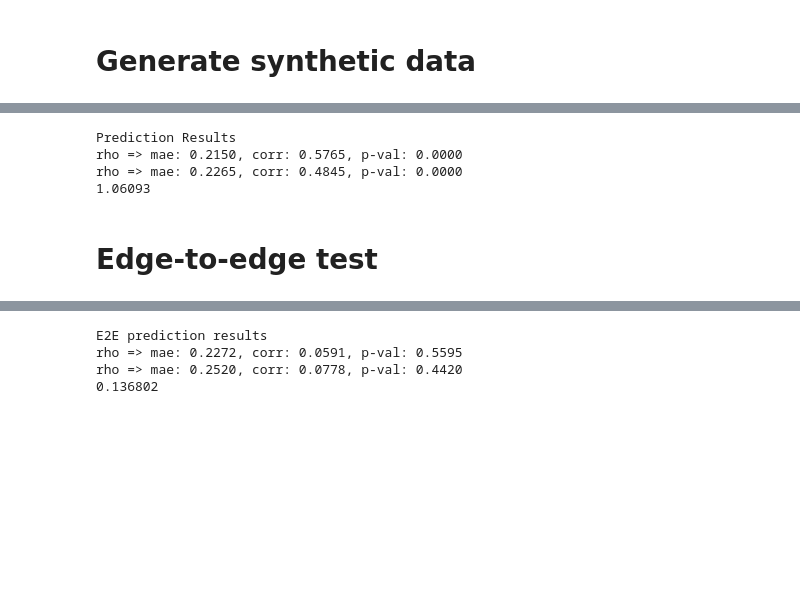
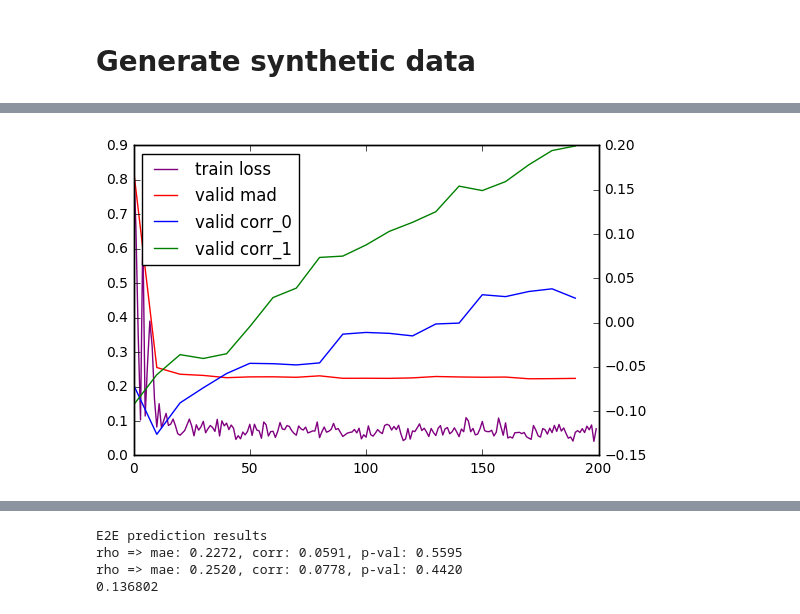
Before and after one commit to jeremykawahara/ann4brains, a Jupyter notebook: examples/brainnetcnn.ipynb, the cells around one changed output, grey strips where cells are left out. Cells and saved outputs as stored; diff of their text form; code cells hidden in the pictures; blank space fills up the shorter version.

```diff
--- a/examples/brainnetcnn.ipynb
+++ b/examples/brainnetcnn.ipynb
@@ -83,2 +106,40 @@ test_data = h5_utils.read_h5(hdf5_test, ['data', 'label'])
+# %%
+# Unique name for the model
+net_name = 'E2Enet_sml'
+
+# Specify the architecture.
+e2e_arch = [
+    ['e2e', # e2e layer
+     {'n_output': 16, # 16 feature maps
+      'kernel_h': h, 'kernel_w': w  # Sliding cross filter of size h x 1 by 1 x w
+     }
+    ],
+    ['e2n', {'n_output': 16, 'kernel_h': h, 'kernel_w': w}],
+    ['dropout', {'dropout_ratio': 0.5}],
+    ['relu',    {'negative_slope': 0.33}],
+    ['fc',      {'n_output': 30}],
+    ['relu',    {'negative_slope': 0.33}],
+    ['out',     {'n_output': n_injuries}]
+]
+
+# Create BrainNetCNN model
+E2Enet_sml = BrainNetCNN(net_name, e2e_arch,
+                         hardware='gpu', # Or 'cpu'.
+                         dir_data='./generated_synthetic_data', # Where to write the data to.
+                        )
+# %%
+# Overwrite default parameters.
+# Look at ann4brains.nets.
+E2Enet_sml.pars['max_iter'] = 200 # Train the model for 100K iterations.
+E2Enet_sml.pars['test_interval'] = 10 # Check the valid data every 500 iterations.
+E2Enet_sml.pars['snapshot'] = 200 # Save the model weights every 10000 iterations.
+# %%
+# Train (optimize) the network.
+E2Enet_sml.fit(x_train, y_train, x_valid, y_valid)  # If no valid data, you could put test data here to monitor.
+# %%
+# Visualize the training loss, and valid metrics over training iterations.
+plot_train_test_metrics(E2Enet_sml.train_metrics, E2Enet_sml.test_metrics)
+# %% [output]
+[figure, added]
 # %%
 # Predict labels of test data
@@ -86,11 +146,0 @@ preds = E2Nnet_sml.predict(test_data['data'])
-# %%
-# Print prediction results
-print('Prediction Results')
-BrainNetCNN.print_results(preds, test_data['label'])
-# %% [output]
-Prediction Results
-rho => mae: 0.2150, corr: 0.5765, p-val: 0.0000
-rho => mae: 0.2265, corr: 0.4845, p-val: 0.0000
-1.06093
-# %% [markdown]
-<h1>Edge-to-edge test</h1>
```
Also changed, not shown: parts of 17 cells of this notebook, 4 other files.
